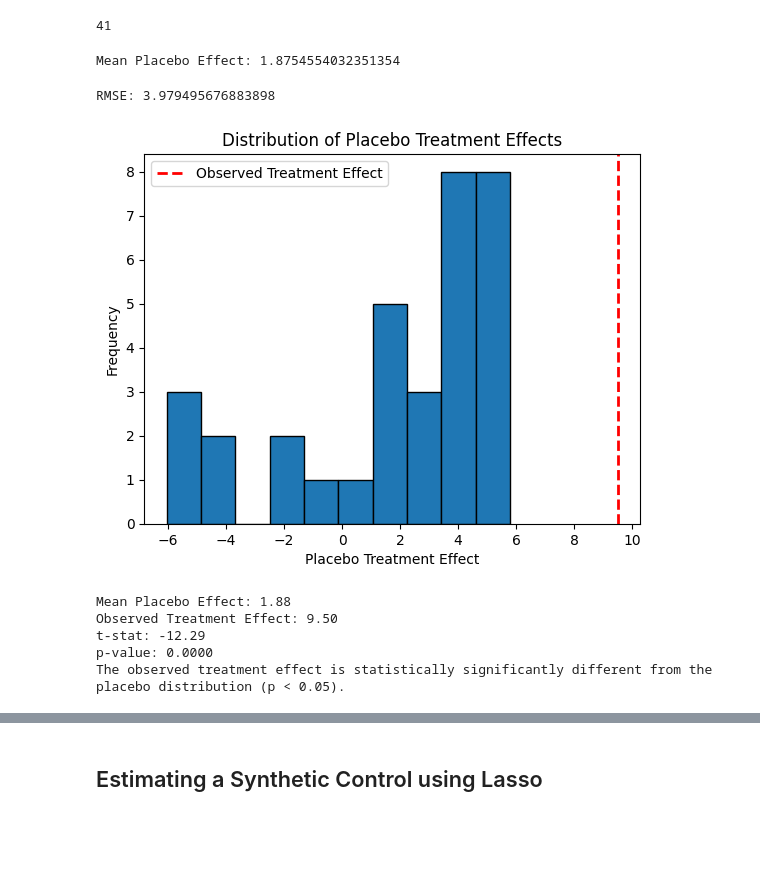
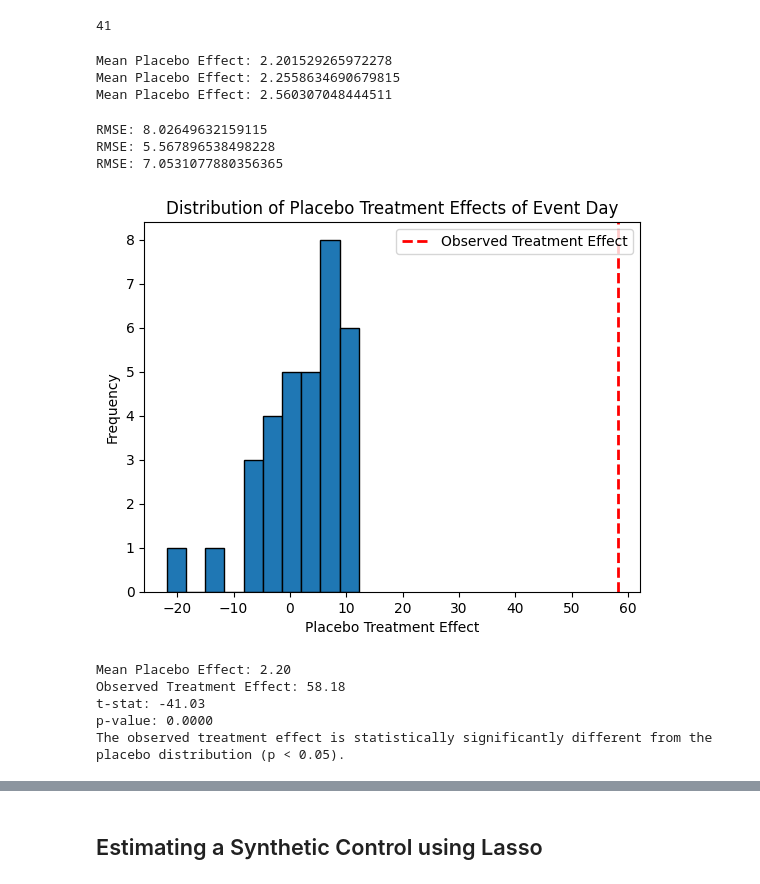
Before and after one commit to gperrin12/causal-super-bowl, a Jupyter notebook: nerdwallet_project-students.ipynb, the cells around one changed output, grey strips where cells are left out. Cells and saved outputs as stored; diff of their text form; code cells hidden in the pictures; blank space fills up the shorter version.

Commit message:
fix: fixes to its, did, and event study model analyses

```diff
--- a/nerdwallet_project-students.ipynb
+++ b/nerdwallet_project-students.ipynb
@@ -86,13 +86,14 @@ event_date = pd.to_datetime(event_date)
 start_date = pd.to_datetime(start_date)
 end_date = pd.to_datetime(end_date)
 df['date'] = pd.to_datetime(df['date'])
-df['post_treatment_dummy'] = np.where(df['date']>=event_date, 1, 0)
+df['post'] = np.where(df['date']>=event_date, 1, 0)
 df['trend'] = (pd.to_datetime(df['date']) - event_date).dt.days
+df['trend:post'] = df['trend'] * df['post']
 
 # TO-DO: Estimate an ITS model testing for a level change only
 subset_df = df[(df['date'] >= start_date) & (df['date'] <= end_date)]
 
-formula = 'nerdwallet ~ trend + post_treatment_dummy'
+formula = 'nerdwallet ~ trend + post + trend:post'
 its_model = smf.ols(formula = formula, data=subset_df).fit()
 print(its_model.summary())
 # %% [output]
@@ -299,7 +300,3 @@ __Diff-in-Diff with Control Model Results:__
 - I chose a post-treatment window of 1 week - this seems like a reasonable time period for seeing the effects of an ad being run, it's short enough to focus on the initial ad reaction, but long enough to capture residual effects and longer term 'rememberance' or notability of the ad - looking at the time series graphs, there's a _clear_ spike right on the event date when the ad(s) were run, but a serious regression to the initial trend - the 7 day window seems to be the most reasonable in capturing both of those effects.
 # %% [markdown]
 ## Event Study Modeling
-# %%
-event_study_formula = 'nerdwallet ~ credit_card_points + travel_credit_card + best_savings_account + post_treatment_dummy'
-event_study_model = smf.ols(formula=event_study_formula, data=subset_df).fit()
-print(event_study_model.summary())
@@ -335,7 +359,9 @@ postperiod_length = 7
 days_that_can_be_shifted = (event_date - df['date'].min()).days - preperiod_length
 print(days_that_can_be_shifted)
 
-placebo_treatment_effects_list = []
+placebo_treatment_effects_list_event_day = []
+placebo_treatment_effects_list_lag_1_to_4 = []
+placebo_treatment_effects_list_lag_5_to_7 = []
 
 for date_index in range(postperiod_length+1, days_that_can_be_shifted):
     event_date_placebo = event_date - pd.Timedelta(days=date_index)
@@ -343,44 +369,67 @@ for date_index in range(postperiod_length+1, days_that_can_be_shifted):
     model_end_date_placebo = event_date_placebo + pd.Timedelta(days=postperiod_length)
 
     subset = df[(df['date']>=model_start_date_placebo) & (df['date']<model_end_date_placebo)].copy()
-    subset['post'] = np.where(subset['date']>=event_date_placebo, 1, 0)
 
-    formula = 'nerdwallet ~ credit_card_points + travel_credit_card + best_savings_account + post'
-    model = smf.ols(formula=formula, data=subset).fit()
+    # Create days_to_event as the number of days before or after the event_date_placebo
+    subset['days_to_event'] = (subset['date'] - event_date_placebo).dt.days
+    subset['lead_5_to_7'] = ((subset['days_to_event'] >= -7) & (subset['days_to_event'] <= -5)).astype(int)
+    subset['lead_1_to_4'] = ((subset['days_to_event'] >= -4) & (subset['days_to_event'] <= -1)).astype(int)
+    subset['event_day'] = (subset['days_to_event'] == 0).astype(int)
+    subset['lag_1_to_4'] = ((subset['days_to_event'] >= 1) & (subset['days_to_event'] <= 4)).astype(int)
+    subset['lag_5_to_7'] = ((subset['days_to_event'] >= 5) & (subset['days_to_event'] <= 7)).astype(int)
 
-    placebo_treatment_effects_list.append(model.params['post'])
+    event_study_formula = (
+        "nerdwallet ~ credit_card_points + travel_credit_card + best_savings_account "
+        "+ lead_5_to_7 + lead_1_to_4 + event_day + lag_1_to_4 + lag_5_to_7"
+    )
+
+    event_study_model = smf.ols(formula=event_study_formula, data=subset).fit()
+
+    placebo_treatment_effects_list_event_day.append(event_study_model.params['event_day'])
+    placebo_treatment_effects_list_lag_1_to_4.append(event_study_model.params['lag_1_to_4'])
+    placebo_treatment_effects_list_lag_5_to_7.append(event_study_model.params['lag_5_to_7'])
 # %% [output]
 41
-# %%
-print(f"Mean Placebo Effect: {np.mean(placebo_treatment_effects_list)}")
-# %% [output]
-Mean Placebo Effect: 1.8754554032351354
+# %%
+print(f"Mean Placebo Effect: {np.mean(placebo_treatment_effects_list_event_day)}")
+print(f"Mean Placebo Effect: {np.mean(placebo_treatment_effects_list_lag_1_to_4)}")
+print(f"Mean Placebo Effect: {np.mean(placebo_treatment_effects_list_lag_5_to_7)}")
+# %% [output]
+Mean Placebo Effect: 2.201529265972278
+Mean Placebo Effect: 2.2558634690679815
+Mean Placebo Effect: 2.560307048444511
 # %%
-rmse = (np.mean(np.square(placebo_treatment_effects_list)))**0.5
+rmse = (np.mean(np.square(placebo_treatment_effects_list_event_day)))**0.5
 print(f"RMSE: {rmse}")
+rmse_lag_1_to_4 = (np.mean(np.square(placebo_treatment_effects_list_lag_1_to_4)))**0.5
+print(f"RMSE: {rmse_lag_1_to_4}")
+rmse_lag_5_to_7 = (np.mean(np.square(placebo_treatment_effects_list_lag_5_to_7)))**0.5
+print(f"RMSE: {rmse_lag_5_to_7}")
 # %% [output]
-RMSE: 3.979495676883898
+RMSE: 8.02649632159115
+RMSE: 5.567896538498228
+RMSE: 7.0531077880356365
 # %%
-plt.hist(placebo_treatment_effects_list, bins=10, edgecolor='black')
-plt.axvline(x=9.5, color='red', linestyle='dashed', linewidth=2, label='Observed Treatment Effect')
+plt.hist(placebo_treatment_effects_list_event_day, bins=10, edgecolor='black')
+plt.axvline(x=event_study_model_og.params['event_day'], color='red', linestyle='dashed', linewidth=2, label='Observed Treatment Effect')
 plt.legend()
 plt.xlabel('Placebo Treatment Effect')
 plt.ylabel('Frequency')
-plt.title('Distribution of Placebo Treatment Effects')
+plt.title('Distribution of Placebo Treatment Effects of Event Day')
 plt.show()
 # %% [output]
-[figure, old version]
+[figure, new version]
 # %%
 # Test whether the observed treatment effect (7.45) is statistically significantly different from the mean placebo effect (1.87)
 from scipy.stats import ttest_1samp
 
-observed_treatment_effect = 9.5
-mean_placebo_effect = np.mean(placebo_treatment_effects_list)
-std_placebo_effect = np.std(placebo_treatment_effects_list, ddof=1)
-n_placebo = len(placebo_treatment_effects_list)
+observed_treatment_effect = event_study_model_og.params['event_day']
+mean_placebo_effect = np.mean(placebo_treatment_effects_list_event_day)
+std_placebo_effect = np.std(placebo_treatment_effects_list_event_day, ddof=1)
+n_placebo = len(placebo_treatment_effects_list_event_day)
 
 # 1. Compute a one-sample t-test: is observed_treatment_effect different from the placebo distribution mean?
-t_stat, p_value = ttest_1samp(placebo_treatment_effects_list, observed_treatment_effect)
+t_stat, p_value = ttest_1samp(placebo_treatment_effects_list_event_day, observed_treatment_effect)
 
 print(f"Mean Placebo Effect: {mean_placebo_effect:.2f}")
 print(f"Observed Treatment Effect: {observed_treatment_effect:.2f}")
@@ -392,8 +441,8 @@ if p_value < 0.05:
 else:
     print("The observed treatment effect is NOT statistically significantly different from the placebo distribution (p >= 0.05).")
 # %% [output]
-Mean Placebo Effect: 1.88
-Observed Treatment Effect: 9.50
-t-stat: -12.29
+Mean Placebo Effect: 2.20
+Observed Treatment Effect: 58.18
+t-stat: -41.03
 p-value: 0.0000
 The observed treatment effect is statistically significantly different from the placebo distribution (p < 0.05).
```
Also changed, not shown: parts of 19 cells of this notebook.
